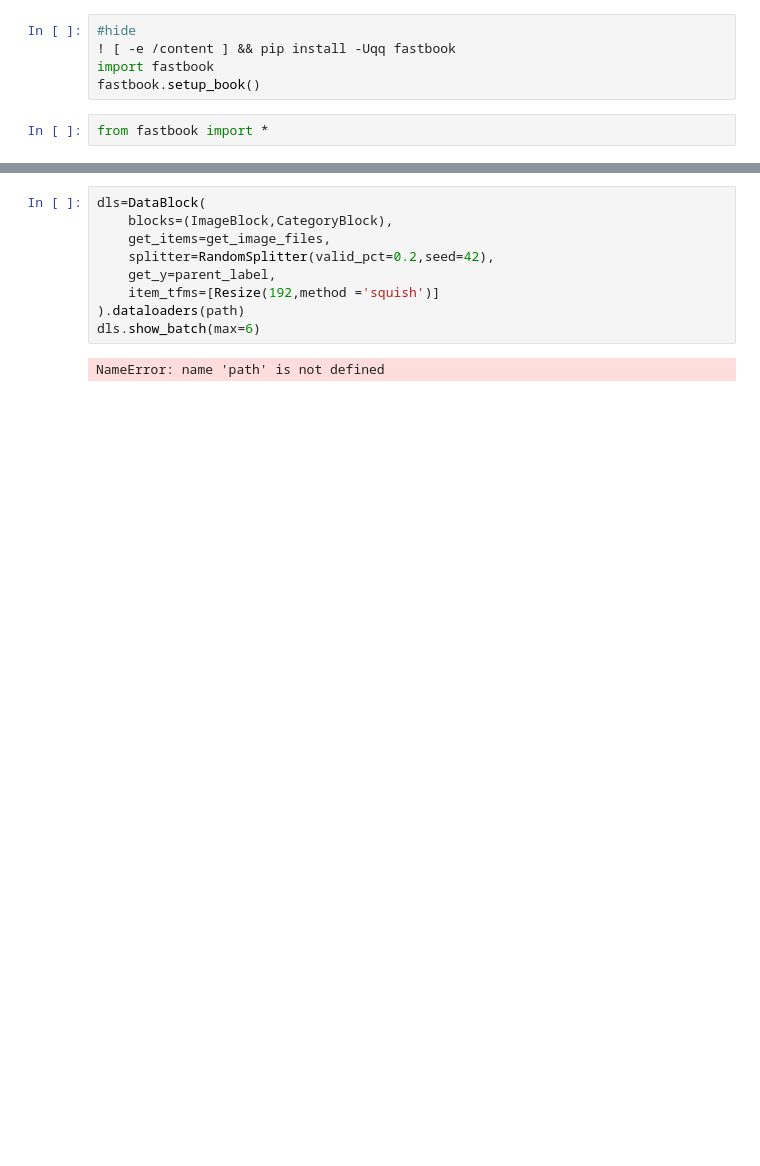
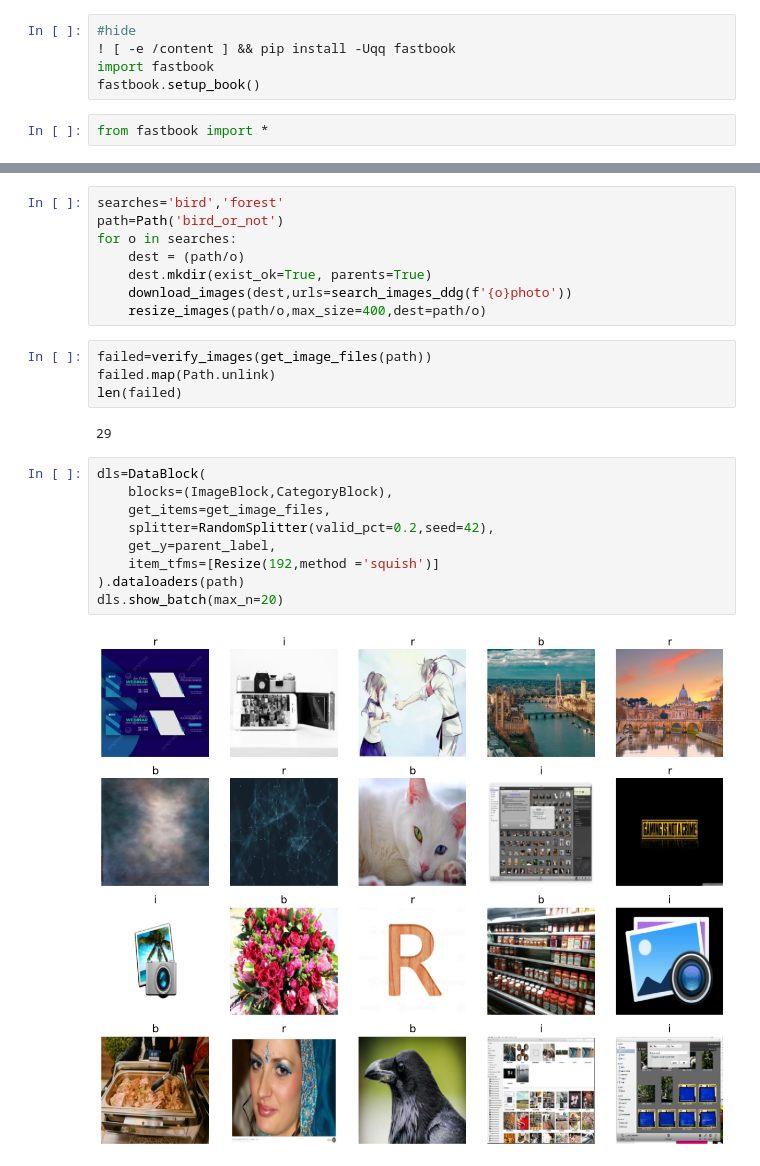
Before and after one commit to ved1beta/fast.ai, a Jupyter notebook: fast1lec.ipynb, the cells around one changed output, grey strips where cells are left out. Saved outputs shown, nothing was run; the diff lists cells and outputs as text; blank space fills up the shorter version.

```diff
--- a/fast1lec.ipynb
+++ b/fast1lec.ipynb
@@ -23,11 +22,25 @@ im.to_thumb(256,256)
+# %%
+searches='bird','forest'
+path=Path('bird_or_not')
+for o in searches:
+    dest = (path/o)
+    dest.mkdir(exist_ok=True, parents=True)
+    download_images(dest,urls=search_images_ddg(f'{o}photo'))
+    resize_images(path/o,max_size=400,dest=path/o)
+# %%
+failed=verify_images(get_image_files(path))
+failed.map(Path.unlink)
+len(failed)
+# %% [output]
+29
 # %%
 dls=DataBlock(
     blocks=(ImageBlock,CategoryBlock),
     get_items=get_image_files,
     splitter=RandomSplitter(valid_pct=0.2,seed=42),
     get_y=parent_label,
     item_tfms=[Resize(192,method ='squish')]
 ).dataloaders(path)
-dls.show_batch(max=6)
+dls.show_batch(max_n=20)
 # %% [output]
-NameError: name 'path' is not defined
+[figure, added]
```
Also changed, not shown: parts of 3 cells of this notebook.
